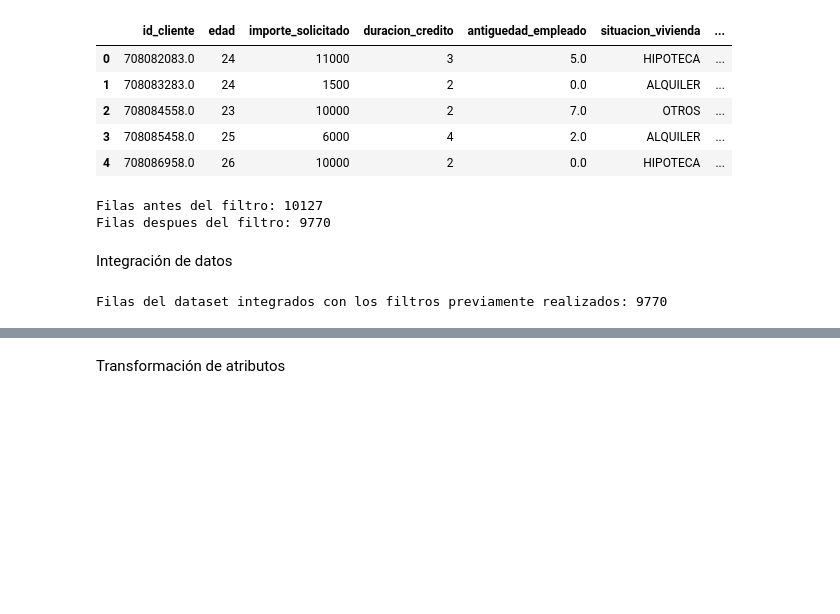
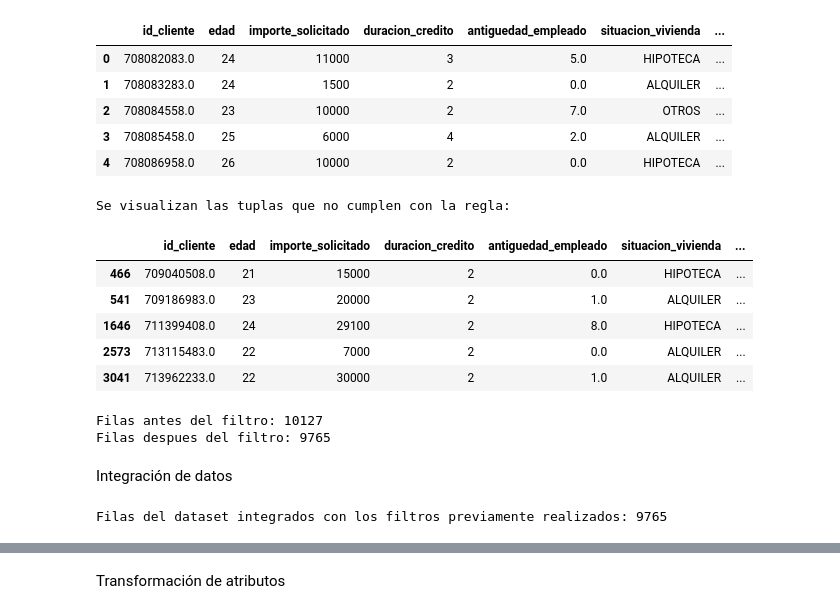
Before and after one commit to Joseluis0709/13MBID-Abr23, a Jupyter notebook: notebooks/02-Preparacion-Datos/PD01-Transformaciones.ipynb, the cells around one changed output, grey strips where cells are left out. Saved outputs shown, nothing was run; the diff lists cells and outputs as text; code cells hidden in the pictures; blank space fills up the shorter version.

Commit message:
ACTUALIZACION TARJETAS, SELECCION DATOS

```diff
--- a/notebooks/02-Preparacion-Datos/PD01-Transformaciones.ipynb
+++ b/notebooks/02-Preparacion-Datos/PD01-Transformaciones.ipynb
@@ -126,6 +157,43 @@ df_creditos.head(5)
 | 2 | 708084558.0 | 23 | 10000 | 2 | 7.0 | OTROS | ... |
 | 3 | 708085458.0 | 25 | 6000 | 4 | 2.0 | ALQUILER | ... |
 | 4 | 708086958.0 | 26 | 10000 | 2 | 0.0 | HIPOTECA | ... |
+# %%
+def verificar_credito(row):
+    duracion_credito = row['duracion_credito']
+    ingresos = row['ingresos']
+    importe_solicitado = row['importe_solicitado']
+    situacion_vivienda = row['situacion_vivienda']
+
+    duracion_minima = df_creditos['duracion_credito'].min()
+
+    if duracion_credito == duracion_minima:
+        porcentaje_ingresos = (importe_solicitado/ingresos) * 100
+
+        if situacion_vivienda == 'PROPIA':
+            return "Aprobado"
+        elif porcentaje_ingresos <= 60:
+            return "Aprobado"
+        else:
+            return "Rechazado"
+    else:
+        return "Aprobado"
+
+#PRUEBA_REGLA_2 = df_creditos.copy()
+
+# Aplicar la función a cada fila del DataFrame
+df_creditos['ingreso_regla2'] = df_creditos.apply(verificar_credito, axis=1)
+
+# Se visualizan los datos
+print("Se visualizan las tuplas que no cumplen con la regla:\n")
+display(df_creditos[df_creditos.ingreso_regla2 == 'Rechazado'].head())
+# %% [output]
+Se visualizan las tuplas que no cumplen con la regla:
+|  | id_cliente | edad | importe_solicitado | duracion_credito | antiguedad_empleado | situacion_vivienda | ... |
+| 466 | 709040508.0 | 21 | 15000 | 2 | 0.0 | HIPOTECA | ... |
+| 541 | 709186983.0 | 23 | 20000 | 2 | 1.0 | ALQUILER | ... |
+| 1646 | 711399408.0 | 24 | 29100 | 2 | 8.0 | HIPOTECA | ... |
+| 2573 | 713115483.0 | 22 | 7000 | 2 | 0.0 | ALQUILER | ... |
+| 3041 | 713962233.0 | 22 | 30000 | 2 | 1.0 | ALQUILER | ... |
 # %%
 # Se filtran las filas con algún error detectado
 print(f"Filas antes del filtro: {df_creditos.shape[0]}")
@@ -133,7 +201,8 @@ print(f"Filas antes del filtro: {df_creditos.shape[0]}")
 temp = df_creditos[df_creditos['edad'] < 90]
 temp_c = temp[temp['antiguedad_empleado'] <= 50] #la razon q salen 9784 registros es por que nulos existen 337
 temp_c2 = temp_c[temp_c['regla_pct_ingresos'] == 'ok'] #la razon q salen 9784 registros es por que nulos existen 337
-print(f"Filas despues del filtro: {temp_c2.shape[0]}")
+temp_c3 = temp_c2[temp_c2['ingreso_regla2'] == 'Aprobado'] #
+print(f"Filas despues del filtro: {temp_c3.shape[0]}")
 
 
 # Otro filtro posible:
@@ -143,16 +212,16 @@ print(f"Filas despues del filtro: {temp_c2.shape[0]}")
 # df[df.regla_pct_ingresos == 'err']
 # %% [output]
 Filas antes del filtro: 10127
-Filas despues del filtro: 9770
+Filas despues del filtro: 9765
 # %% [markdown]
 Integración de datos
 # %%
-df_integrado = pd.merge(temp_c2, df_tarjetas, on='id_cliente', how='inner')
+df_integrado = pd.merge(temp_c3, df_tarjetas, on='id_cliente', how='inner')
 coincidencias = df_integrado.shape[0]
 
 print(f"Filas del dataset integrados con los filtros previamente realizados: {coincidencias}")
 # %% [output]
-Filas del dataset integrados con los filtros previamente realizados: 9770
+Filas del dataset integrados con los filtros previamente realizados: 9765
 # %%
 print(f"Cantidad de columnas del dataset integrado: {df_integrado.shape[1]}")
 # %% [output]
```
Also changed, not shown: parts of 9 cells of this notebook, 1 other file.
